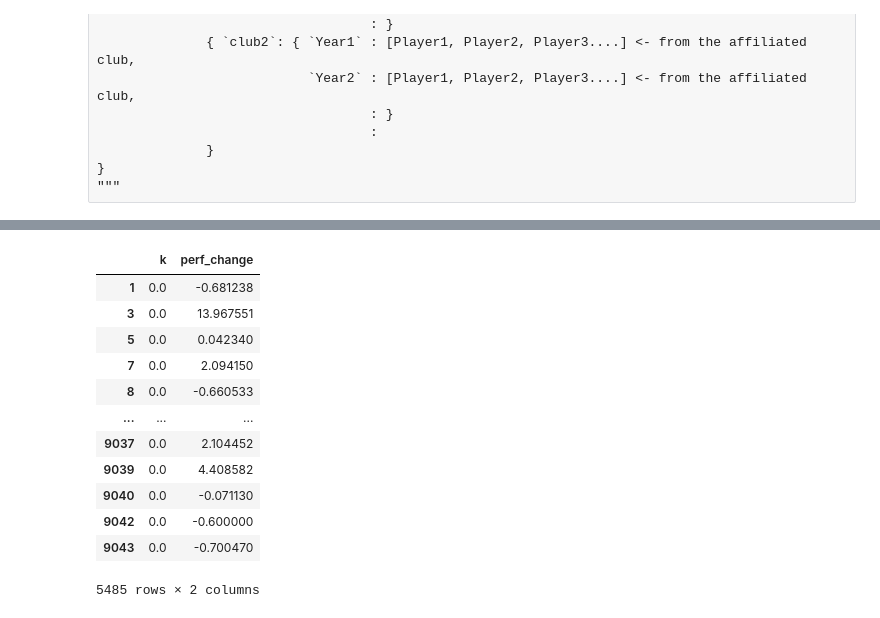
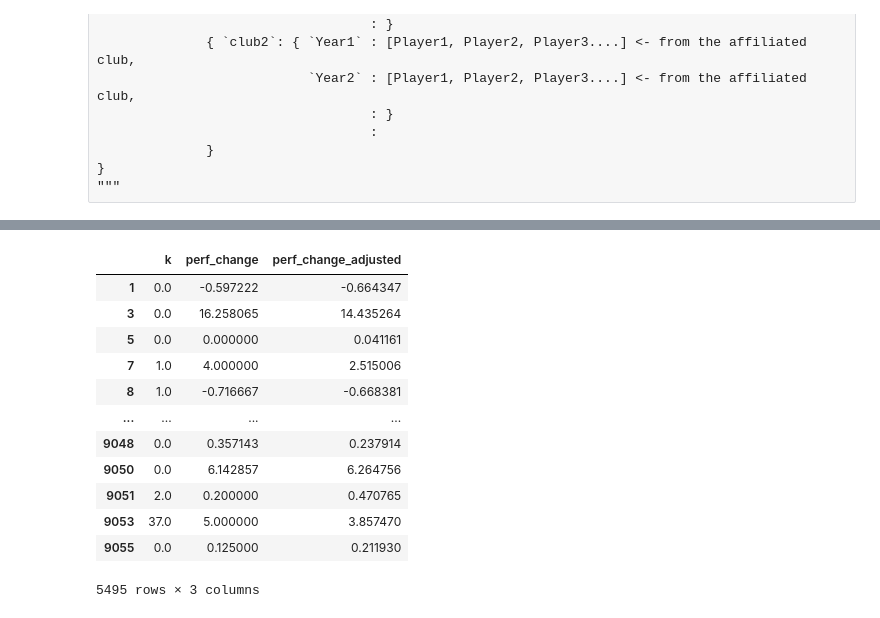
Before and after one commit to willit031794/net-analytics-ftp, a Jupyter notebook: scripts/analysis.ipynb, the cells around one changed output, grey strips where cells are left out. Saved outputs shown, nothing was run; the diff lists cells and outputs as text; code cells hidden in the pictures.

```diff
--- a/scripts/analysis.ipynb
+++ b/scripts/analysis.ipynb
@@ -262,16 +263,16 @@ for year in tqdm(year_list):
     # subset data by year
     data = node_edge_df[node_edge_df['year'] == year]
 
-    # subset for transfer_movement == 'in', 'out'
-    data_in = data[data['transfer_movement'] == 'in']
-    data_out = data[data['transfer_movement'] == 'out']
+    # subset for transfer_movement == 'in', 'out' ---( in and out is opposite for `club_involved_name`)
+    data_in = data[data['transfer_movement'] == 'out']
+    data_out = data[data['transfer_movement'] == 'in']
 
     # loop over club:
     for club in club_list:
 
         # subset data by club
-        temp_data_in = data_in[data_in['club_name'] == club]
-        temp_data_out = data_out[data_out['club_name'] == club]
+        temp_data_in = data_in[data_in['club_involved_name'] == club]
+        temp_data_out = data_out[data_out['club_involved_name'] == club]
 
         # update all players in that club in the dictionary (`club_member`)
         player_list_in = list(temp_data_in['player_name'])
@@ -513,0 +515,14 @@ df
+# %%
+# get number of years in the club
+num_year_stay = []
+for i in range(len(df)):
+    if df['num_transfer'][i] < df['max_transfer'][i]:
+        val = df['year'][i+1] - df['year'][i]
+        num_year_stay.append(val)
+    else:
+        num_year_stay.append(None)
+df['num_year_stay'] = num_year_stay
+df
+
+# due to the limitation of the data (not fully cleaned), we cannot get the number of year if
+# there is no further transaction
@@ -559,5 +588,8 @@ for i in tqdm(range(len(df))):
 # add `k` column
 df['k'] = k
 # %%
-# change in adjusted fee as a proxy of performance --> `perf_change
-df['perf_change'] = df.groupby('player_name')['adjusted_fee'].pct_change()
+# change in fee as a proxy of performance --> `perf_change`
+df['perf_change'] = df.groupby('player_name')['fee_cleaned'].pct_change()
+# %%
+# change in adjusted fee as a proxy of performance --> `perf_change_adjusted`
+df['perf_change_adjusted'] = df.groupby('player_name')['adjusted_fee'].pct_change()
@@ -564,21 +625,21 @@ df['perf_change'] = df.groupby('player_name')['adjusted_fee'].pct_change()
 # %%
 # get `k-perf` table
-k_perf = df[['k', 'perf_change']].dropna()
+k_perf = df[['k', 'perf_change', 'perf_change_adjusted']].dropna()
 k_perf
 # %% [output]
-|  | k | perf_change |
-| 1 | 0.0 | -0.681238 |
-| 3 | 0.0 | 13.967551 |
-| 5 | 0.0 | 0.042340 |
-| 7 | 0.0 | 2.094150 |
-| 8 | 0.0 | -0.660533 |
-| ... | ... | ... |
-| 9037 | 0.0 | 2.104452 |
-| 9039 | 0.0 | 4.408582 |
-| 9040 | 0.0 | -0.071130 |
-| 9042 | 0.0 | -0.600000 |
-| 9043 | 0.0 | -0.700470 |
+|  | k | perf_change | perf_change_adjusted |
+| 1 | 0.0 | -0.597222 | -0.664347 |
+| 3 | 0.0 | 16.258065 | 14.435264 |
+| 5 | 0.0 | 0.000000 | 0.041161 |
+| 7 | 1.0 | 4.000000 | 2.515006 |
+| 8 | 1.0 | -0.716667 | -0.668381 |
+| ... | ... | ... | ... |
+| 9048 | 0.0 | 0.357143 | 0.237914 |
+| 9050 | 0.0 | 6.142857 | 6.264756 |
+| 9051 | 2.0 | 0.200000 | 0.470765 |
+| 9053 | 37.0 | 5.000000 | 3.857470 |
+| 9055 | 0.0 | 0.125000 | 0.211930 |
-5485 rows × 2 columns
+5495 rows × 3 columns
 # %%
 k_perf.sort_values(by = 'k', ascending = False)
 # %% [output]
```
Also changed, not shown: parts of 32 cells of this notebook, 4 other files.
